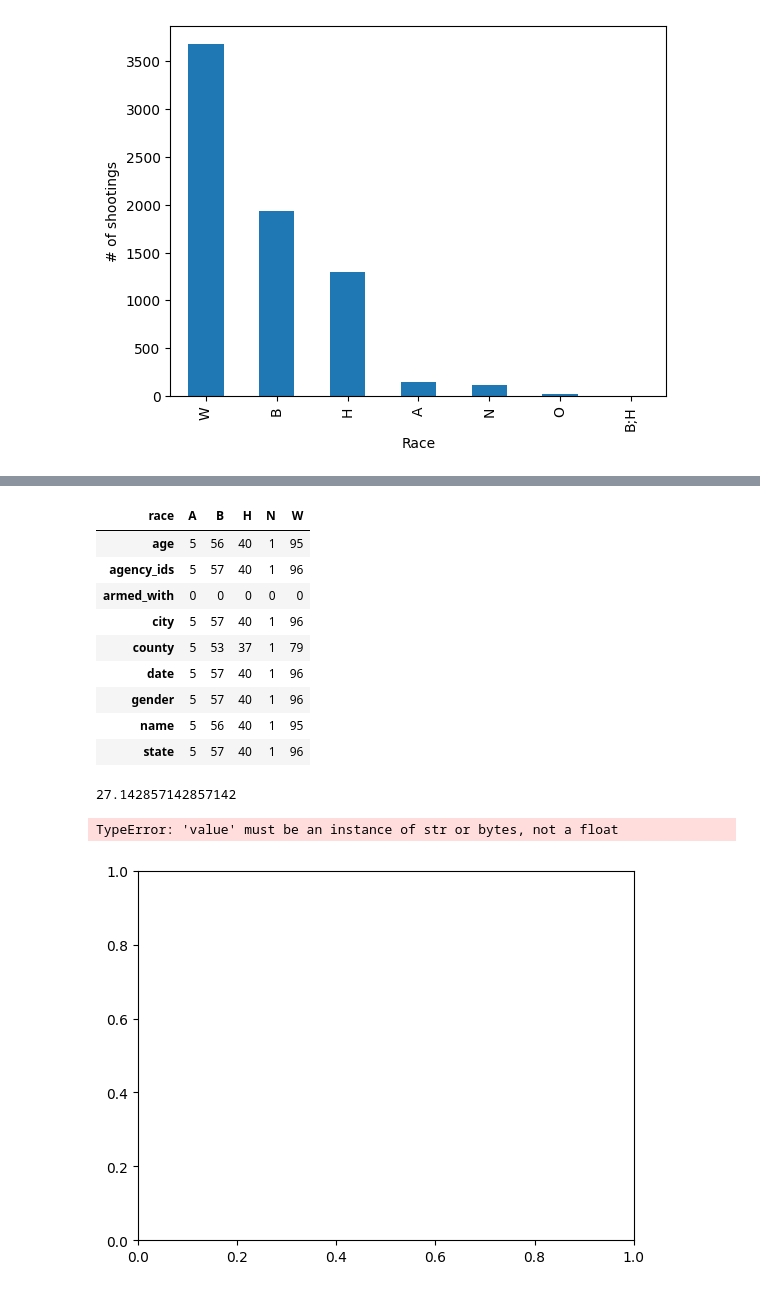
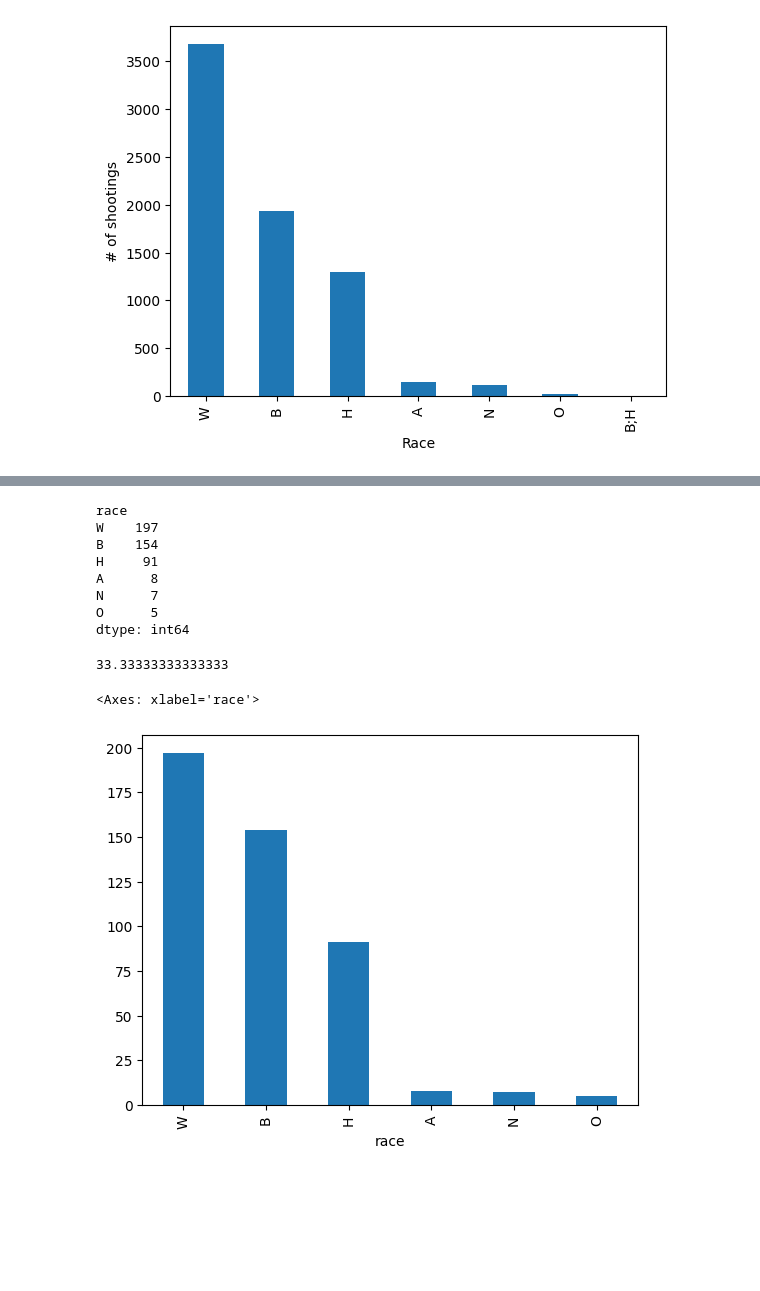
Before and after one commit to esantema/data-police-shootings, a Jupyter notebook: v2/Fatal_Shootings_Final.ipynb, the cells around one changed output, grey strips where cells are left out. Saved outputs shown, nothing was run; the diff lists cells and outputs as text; code cells hidden in the pictures; blank space fills up the shorter version.

```diff
--- a/v2/Fatal_Shootings_Final.ipynb
+++ b/v2/Fatal_Shootings_Final.ipynb
@@ -44,6 +44,6 @@ dtype: object
 # %%
 #dropping unnecessary columns
 data_clean = data.drop(columns=['latitude', 'longitude', 'location_precision', 'threat_type', 'flee_status',
-                                'race_source', 'was_mental_illness_related', 'body_camera'])
+                                'race_source', 'was_mental_illness_related', 'body_camera', 'county'])
 data_clean
 # %% [output]
@@ -70,5 +70,6 @@ pd.unique(data_clean['race'])
 array(['A', 'W', 'H', 'B', 'O', nan, 'N', 'B;H'], dtype=object)
 # %%
 #dropped na values from DataFrame
-data_clean.dropna()
+data_clean = data_clean.dropna()
+data_clean
 # %% [output]
@@ -227,5 +227,5 @@ race_df.plot(kind="pie")
 # %%
 #filter shooting data for unarmed subjects
-armed_df = shootings_df.loc[shootings_df['armed_with'].isnull()]
-armed_df
+unarmed_df = shootings_df.loc[shootings_df['armed_with'] == 'unarmed']
+unarmed_df
 # %% [output]
@@ -246,23 +246,22 @@ armed_df
 # %%
-armed_df.pivot_table(columns='race', aggfunc='count')
+unarmed_pivot = unarmed_df.pivot_table(columns='race', aggfunc='size').sort_values(ascending=False)
+unarmed_pivot
 # %% [output]
-| race | A | B | H | N | W |
-| age | 5 | 56 | 40 | 1 | 95 |
-| agency_ids | 5 | 57 | 40 | 1 | 96 |
-| armed_with | 0 | 0 | 0 | 0 | 0 |
-| city | 5 | 57 | 40 | 1 | 96 |
-| county | 5 | 53 | 37 | 1 | 79 |
-| date | 5 | 57 | 40 | 1 | 96 |
-| gender | 5 | 57 | 40 | 1 | 96 |
-| name | 5 | 56 | 40 | 1 | 95 |
-| state | 5 | 57 | 40 | 1 | 96 |
+race
+W    197
+B    154
+H     91
+A      8
+N      7
+O      5
+dtype: int64
 # %%
-unarmed_shootings = armed_df.loc[armed_df['race'] == 'B']
-len(unarmed_shootings) / len(armed_df['armed_with']) * 100
+unarmed_shootings = unarmed_df[(unarmed_df['race'] == 'B')]
+len(unarmed_shootings) / len(unarmed_df['armed_with']) * 100
 # %% [output]
-27.142857142857142
+33.33333333333333
 # %%
-plt.bar(armed_df['race'], armed_df['date'])
+unarmed_pivot.plot(kind="bar")
 # %% [output]
-TypeError: 'value' must be an instance of str or bytes, not a float
+<Axes: xlabel='race'>
-[figure, old version]
+[figure, new version]
```
Also changed, not shown: parts of 18 cells of this notebook.
